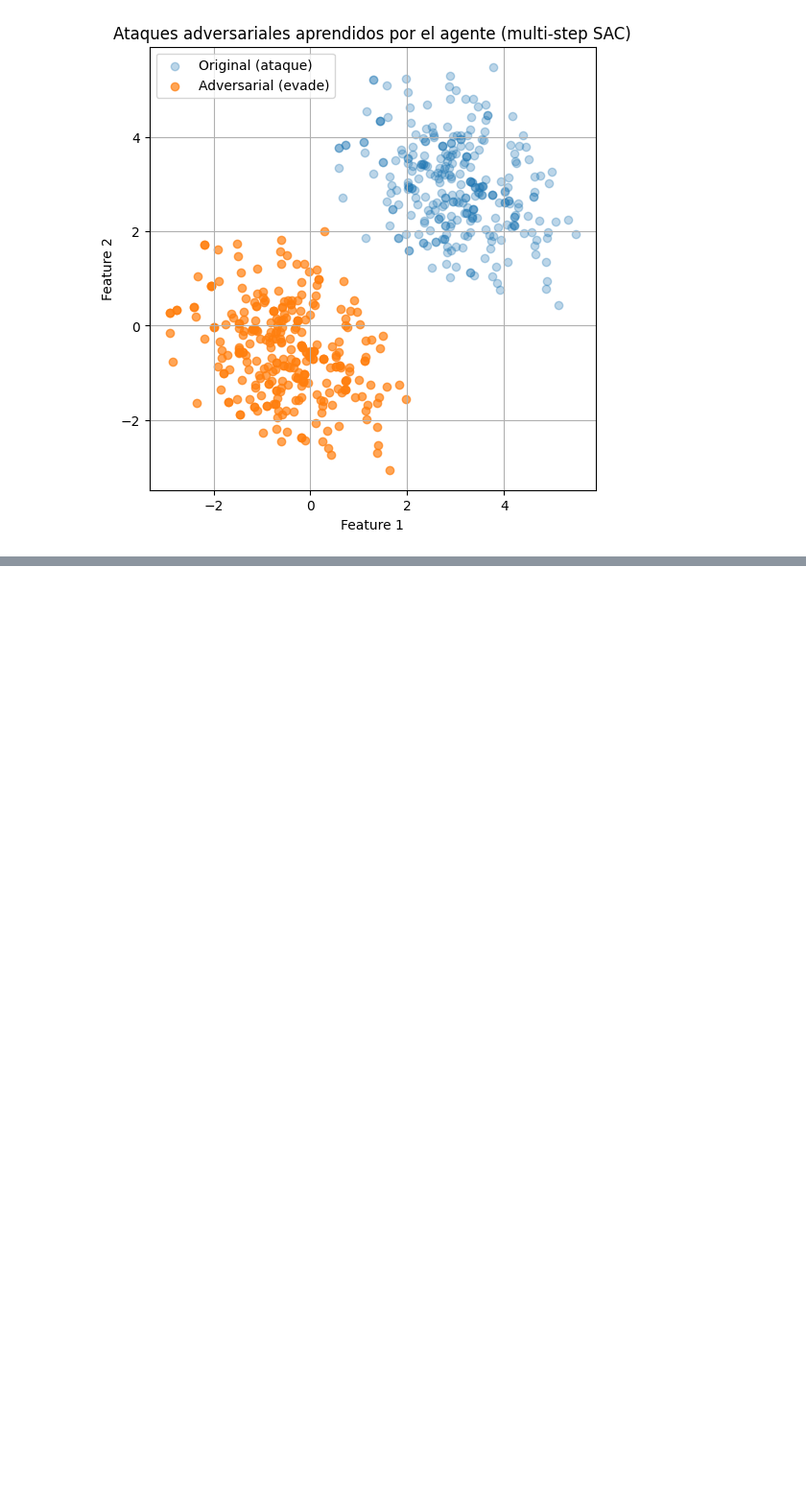
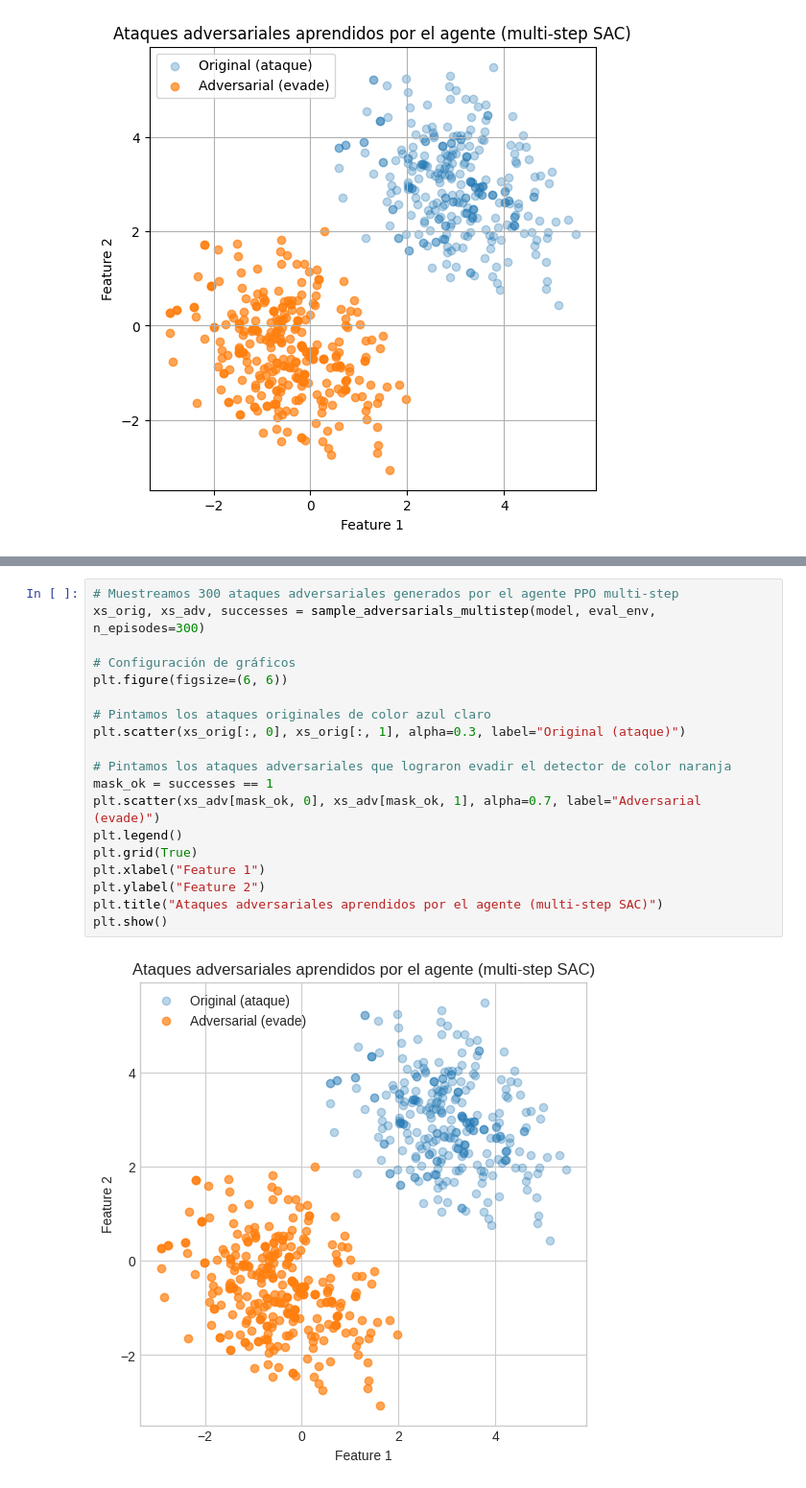
Before and after one commit to robertofdzb10/Tesis, a Jupyter notebook: notebooks/04_train_attacker_sac_multistep.ipynb, the cells around one changed output, grey strips where cells are left out. Shown: that part at 96% size. Drawn from its saved outputs; the diff is of its cells as text; blank space fills up the shorter version.

```diff
--- a/notebooks/04_train_attacker_sac_multistep.ipynb
+++ b/notebooks/04_train_attacker_sac_multistep.ipynb
@@ -409,0 +552,21 @@ plt.show()
+# %%
+# Muestreamos 300 ataques adversariales generados por el agente PPO multi-step
+xs_orig, xs_adv, successes = sample_adversarials_multistep(model, eval_env, n_episodes=300)
+
+# Configuración de gráficos
+plt.figure(figsize=(6, 6))
+
+# Pintamos los ataques originales de color azul claro
+plt.scatter(xs_orig[:, 0], xs_orig[:, 1], alpha=0.3, label="Original (ataque)")
+
+# Pintamos los ataques adversariales que lograron evadir el detector de color naranja
+mask_ok = successes == 1
+plt.scatter(xs_adv[mask_ok, 0], xs_adv[mask_ok, 1], alpha=0.7, label="Adversarial (evade)")
+plt.legend()
+plt.grid(True)
+plt.xlabel("Feature 1")
+plt.ylabel("Feature 2")
+plt.title("Ataques adversariales aprendidos por el agente (multi-step SAC)")
+plt.show()
+# %% [output]
+[figure, added]
```
Also changed, not shown: parts of 12 cells of this notebook, 4 other files.
